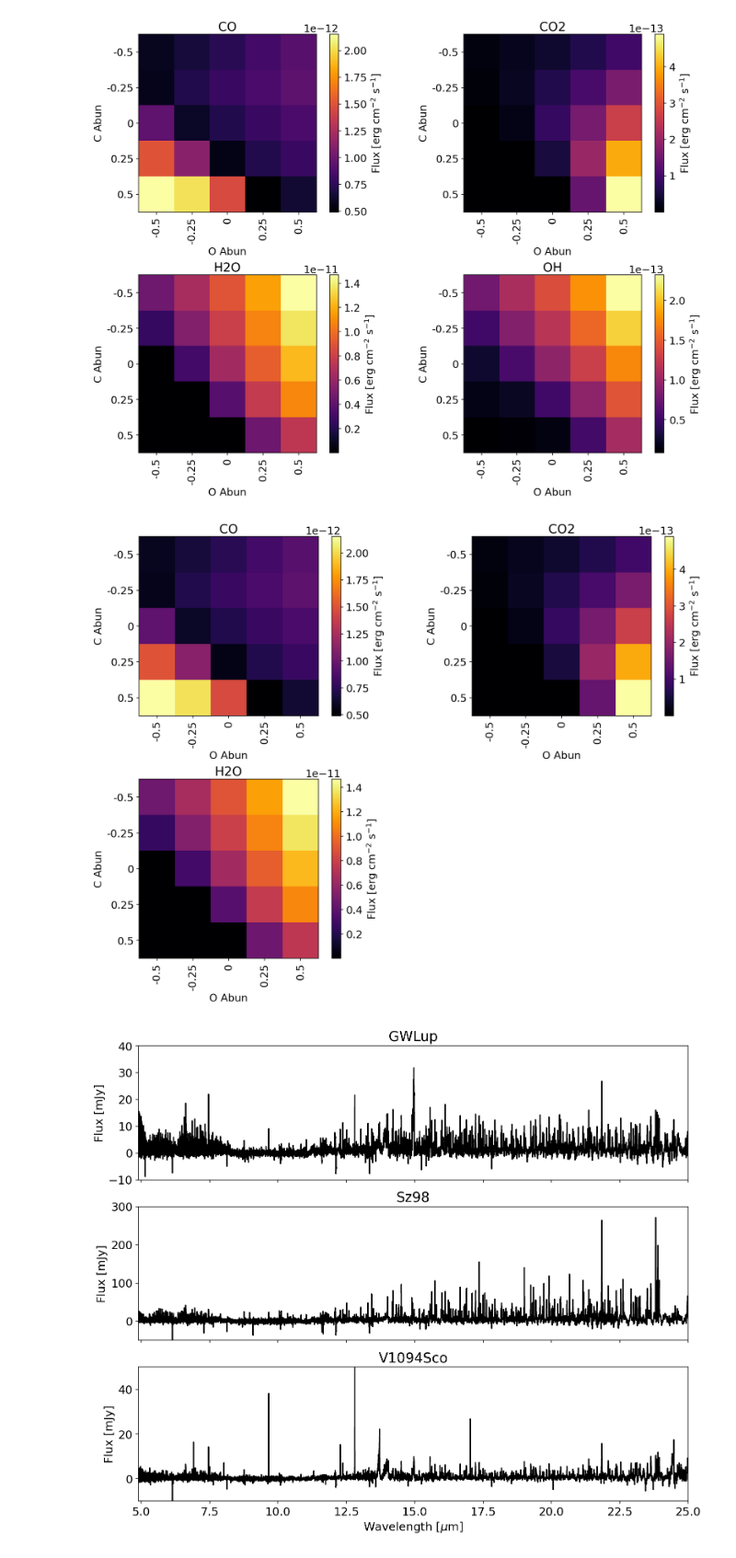
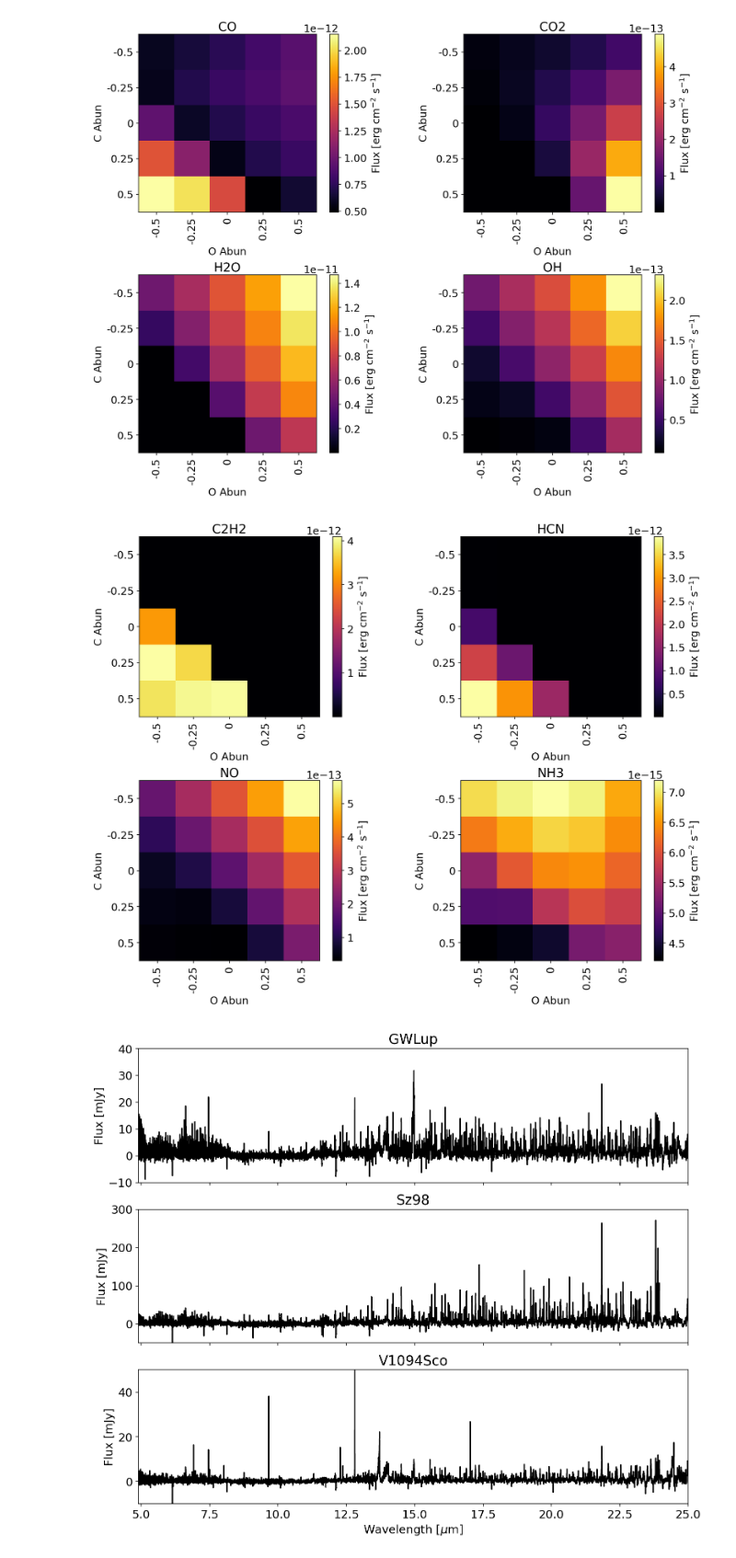
Before and after one commit to nielsklerk/BRP, a Jupyter notebook: AllFigures.ipynb, the cells around one changed output. Shown at 92% size. Saved outputs shown, nothing was run; the diff lists cells and outputs as text; code cells hidden in the pictures.

Commit message:
Redid the second heatmap

```diff
--- a/AllFigures.ipynb
+++ b/AllFigures.ipynb
@@ -606,7 +606,7 @@ plt.show()
 [figure]
 # %%
 data = []
-species = ['atomic', 'CH4', 'CO', 'CO2', 'H2O', 'HCN', 'NH3', 'NO', 'O2', 'OH']
+species = ['atomic', 'C2H2', 'CH4', 'CO', 'CO2', 'H2O', 'HCN', 'NH3', 'NO', 'O2', 'OH']
 for i, row in df.iterrows():
     fluxes = []
     for specie in species:
@@ -639,28 +639,25 @@ plt.show()
 # %%
 fig, axes = plt.subplots(2, 2, figsize=(12, 9), constrained_layout=True)
 axes = axes.flatten()
 
-for i, specie in enumerate(['CO', 'CO2', 'H2O', 'OH']):
+for i, specie in enumerate(['C2H2', 'HCN', 'NO', 'NH3']):
     im = axes[i].imshow(df_FLiTs_flux[specie].values.reshape(5,5), cmap='inferno')
     axes[i].set_title(specie, pad=5)
     axes[i].set_xticks(np.arange(5))
     axes[i].set_xticklabels([-0.5, -0.25, 0, 0.25, 0.5], rotation=90)
     axes[i].set_yticks(np.arange(5))
     axes[i].set_yticklabels([-0.5, -0.25, 0, 0.25, 0.5])
     axes[i].set_xlabel('O Abun')
     axes[i].set_ylabel('C Abun')
 
     # Use fig.colorbar without inset_axes
-    if i==3:
-        continue
     fig.colorbar(im, ax=axes[i], orientation='vertical', fraction=0.04, pad=-0.05, label='Flux [erg cm$^{-2}$ s$^{-1}$]')
-axes[3].remove()
 fig.savefig('Figures/Heatmaps2.pdf')
 plt.show()
 
 # [erg cm$^{-2}$ s$^{-1}$]
 # %% [output]
-[figure, old version]
+[figure, new version]
 # %%
 ylims = [(-10, 40), (-50, 300), (-10, 50)]
 fig, axs = plt.subplots(3,1, figsize=(12, 10), sharex=True)
```
Also changed, not shown: parts of 1 cell of this notebook, 11 other files.
